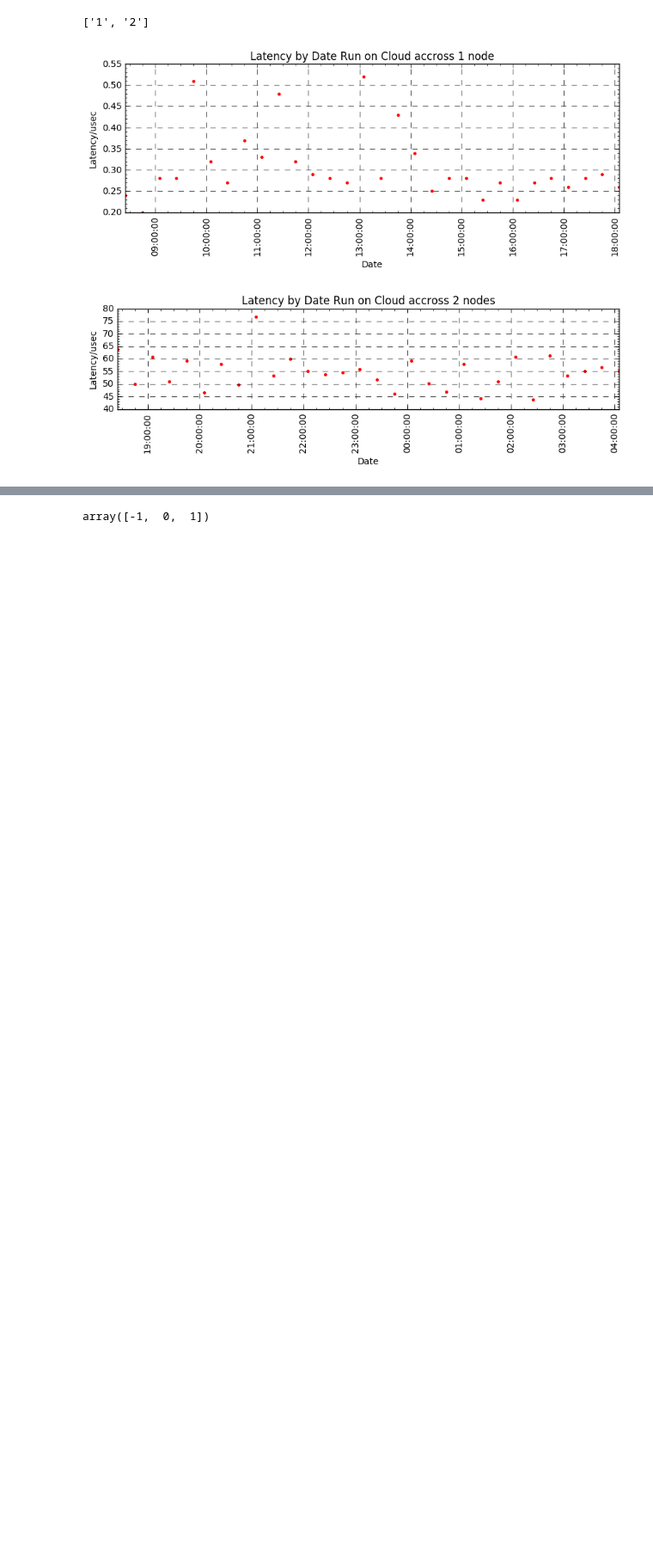
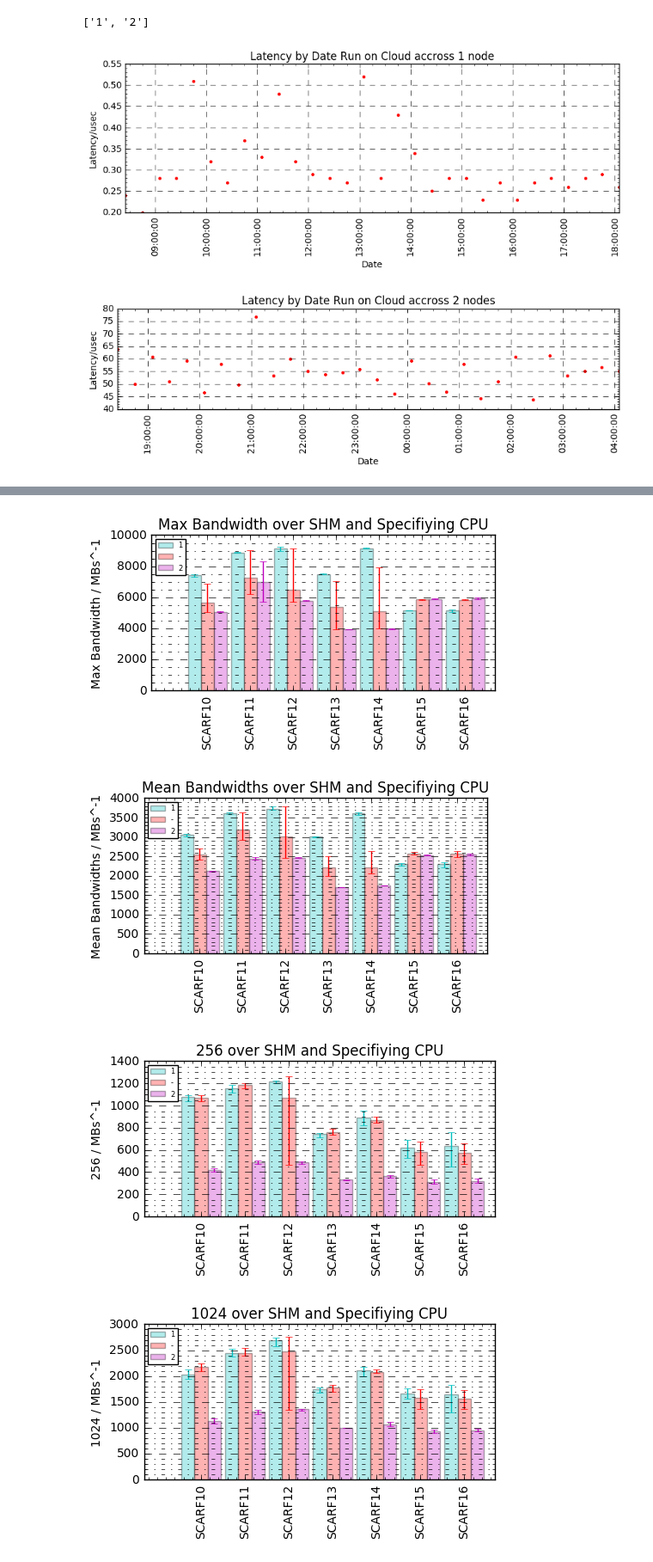
Before and after one commit to cal-id/SCD-Benchmark, a Jupyter notebook: Results/IMB_Notebooks/IMB_Analysis.ipynb, the cells around one changed output, grey strips where cells are left out. Shown at 86% size. Saved outputs shown, nothing was run; the diff lists cells and outputs as text; code cells hidden in the pictures; blank space fills up the shorter version.

```diff
--- a/Results/IMB_Notebooks/IMB_Analysis.ipynb
+++ b/Results/IMB_Notebooks/IMB_Analysis.ipynb
@@ -274,4 +271,73 @@ plotBar("Latency", hgs, ["SHM"], "usec")
-# %%
-np.arange(3) - 1
-# %% [output]
-array([-1,  0,  1])
+# %%
+def plotBarCompareCPU(KEY, UNITS=None):
+    CPUs = ["-","1", "2"]
+    clrs = {"1":"c", "2":"m", "-":"r"}
+    yValues = dict((CPU, []) for CPU in CPUs)
+    yTopError = dict((CPU, []) for CPU in CPUs)
+    yBottomError = dict((CPU, []) for CPU in CPUs)
+    xValues = []
+
+    def addBarData(listOfBandwidths, label):
+        listOfBandwidths = [float(val) for val in listOfBandwidths]
+        nonlocal yValues
+        nonlocal yTopError
+        nonlocal yBottomError
+        avg = sum(listOfBandwidths) / len(listOfBandwidths)
+        yValues[label].append(avg)
+        yTopError[label].append(max(listOfBandwidths) - avg)
+        yBottomError[label].append(avg - min(listOfBandwidths))
+
+    for name in ("SCARF_IMB", "SCARF_IMB_CPUs"):
+        for hostgroup in sorted(set(row["Host Groups"] for row in results[name])):
+
+            if name == "SCARF_IMB_CPUs":
+                xValues.append(hostgroup)
+                for CPU in CPUs[1:]:
+                    thisData = [row[KEY] for row in results[name]
+                                if hostgroup in row["Host Groups"] and CPU == row["CPUs"]]
+                    if len(thisData) == 0:
+                        print(name, hostgroup, CPU, len(thisData))
+                    addBarData(thisData, CPU)
+            else:
+                thisData = [row[KEY] for row in results[name]
+                            if hostgroup in row["Host Groups"] and "SHM" == row["Protocols Seen"]]
+                addBarData(thisData, "-")
+
+    index = np.arange(len(xValues)) - 1
+
+    bar_width = 0.9 / len(CPUs)
+
+    ax = plt.gca()
+    plt.minorticks_on()
+    ax.yaxis.grid(True, which='major', linestyle='--')
+    ax.yaxis.grid(True, which='minor', linestyle='-.')
+
+    for i, (label, yVals) in enumerate(yValues.items()):
+        plt.bar(index + i * bar_width, yVals, bar_width, align='center', color=clrs[label], alpha=0.3, label=label)
+        plt.errorbar(index + i * bar_width, yVals, yerr=[yBottomError[label], yTopError[label]], linestyle=" ",
+                     color=clrs[label])
+
+    plt.xticks(index + ((len(CPUs) - 1) / 2) * bar_width, xValues, rotation="vertical")
+
+    plt.rcParams["figure.figsize"] = (5,3)
+    unitsEnd = " / " + UNITS if UNITS is not None else ""
+    plt.ylabel(KEY + unitsEnd)
+    # plt.yscale("log")
+    plotTitle = KEY + " over SHM and Specifiying CPU"
+    plt.title(plotTitle)
+
+    plt.legend(loc=2, fontsize=6)
+    plt.tight_layout()
+
+    plt.show()
+
+plotBarCompareCPU("Max Bandwidth", "MBs^-1")
+plotBarCompareCPU("Mean Bandwidths", "MBs^-1")
+plotBarCompareCPU("256", "MBs^-1")
+plotBarCompareCPU("1024", "MBs^-1")
+plotBarCompareCPU("8192", "MBs^-1")
+# %% [output]
+[figure, added]
+[figure, added]
+[figure, added]
+[figure, added]
```
Also changed, not shown: parts of 2 cells of this notebook, 1 other file.
